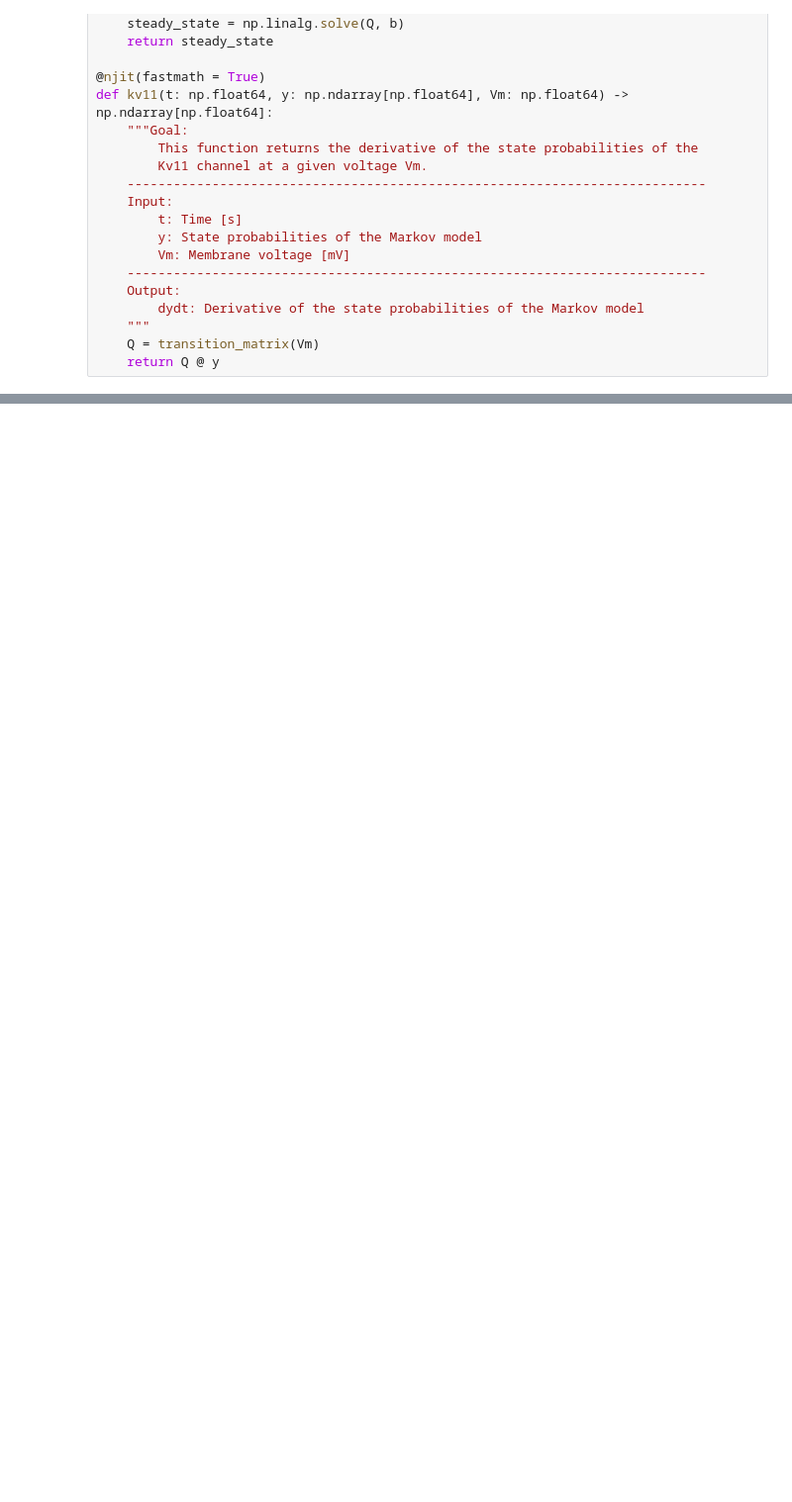
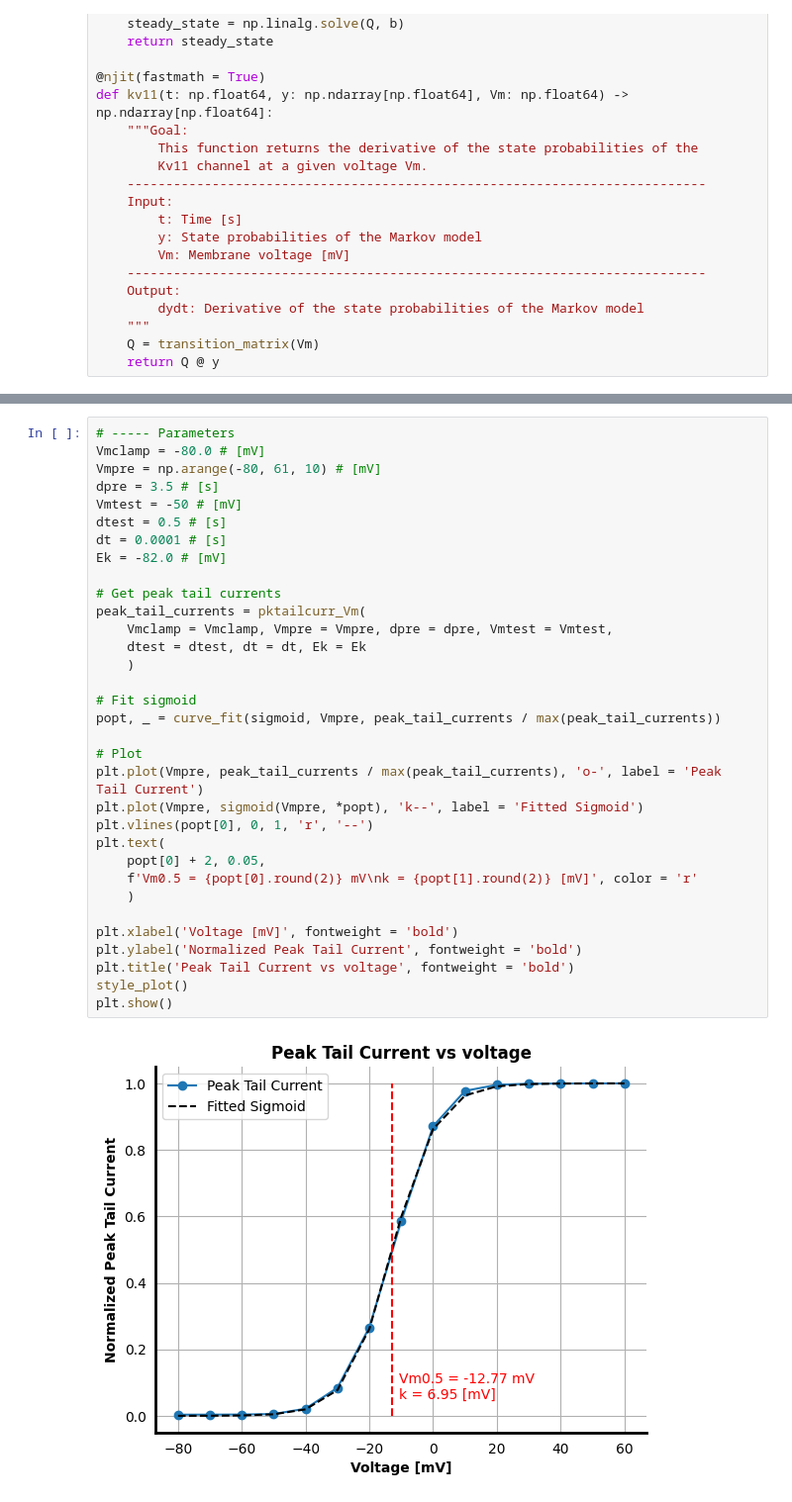
Before and after one commit to Nielssss99/Cold-Receptor, a Jupyter notebook: Kv11/Fit_Kv11.ipynb, the cells around one changed output, grey strips where cells are left out. Shown at 99% size. Saved outputs shown, nothing was run; the diff lists cells and outputs as text; blank space fills up the shorter version.

```diff
--- a/Kv11/Fit_Kv11.ipynb
+++ b/Kv11/Fit_Kv11.ipynb
@@ -100,0 +187,35 @@ def kv11(t: np.float64, y: np.ndarray[np.float64], Vm: np.float64) -> np.ndarray
+# %%
+# ----- Parameters
+Vmclamp = -80.0 # [mV]
+Vmpre = np.arange(-80, 61, 10) # [mV]
+dpre = 3.5 # [s]
+Vmtest = -50 # [mV]
+dtest = 0.5 # [s]
+dt = 0.0001 # [s]
+Ek = -82.0 # [mV]
+
+# Get peak tail currents
+peak_tail_currents = pktailcurr_Vm(
+    Vmclamp = Vmclamp, Vmpre = Vmpre, dpre = dpre, Vmtest = Vmtest,
+    dtest = dtest, dt = dt, Ek = Ek
+    )
+
+# Fit sigmoid
+popt, _ = curve_fit(sigmoid, Vmpre, peak_tail_currents / max(peak_tail_currents))
+
+# Plot
+plt.plot(Vmpre, peak_tail_currents / max(peak_tail_currents), 'o-', label = 'Peak Tail Current')
+plt.plot(Vmpre, sigmoid(Vmpre, *popt), 'k--', label = 'Fitted Sigmoid')
+plt.vlines(popt[0], 0, 1, 'r', '--')
+plt.text(
+    popt[0] + 2, 0.05,
+    f'Vm0.5 = {popt[0].round(2)} mV\nk = {popt[1].round(2)} [mV]', color = 'r'
+    )
+
+plt.xlabel('Voltage [mV]', fontweight = 'bold')
+plt.ylabel('Normalized Peak Tail Current', fontweight = 'bold')
+plt.title('Peak Tail Current vs voltage', fontweight = 'bold')
+style_plot()
+plt.show()
+# %% [output]
+[figure, added]
```
Also changed, not shown: parts of 5 cells of this notebook.
